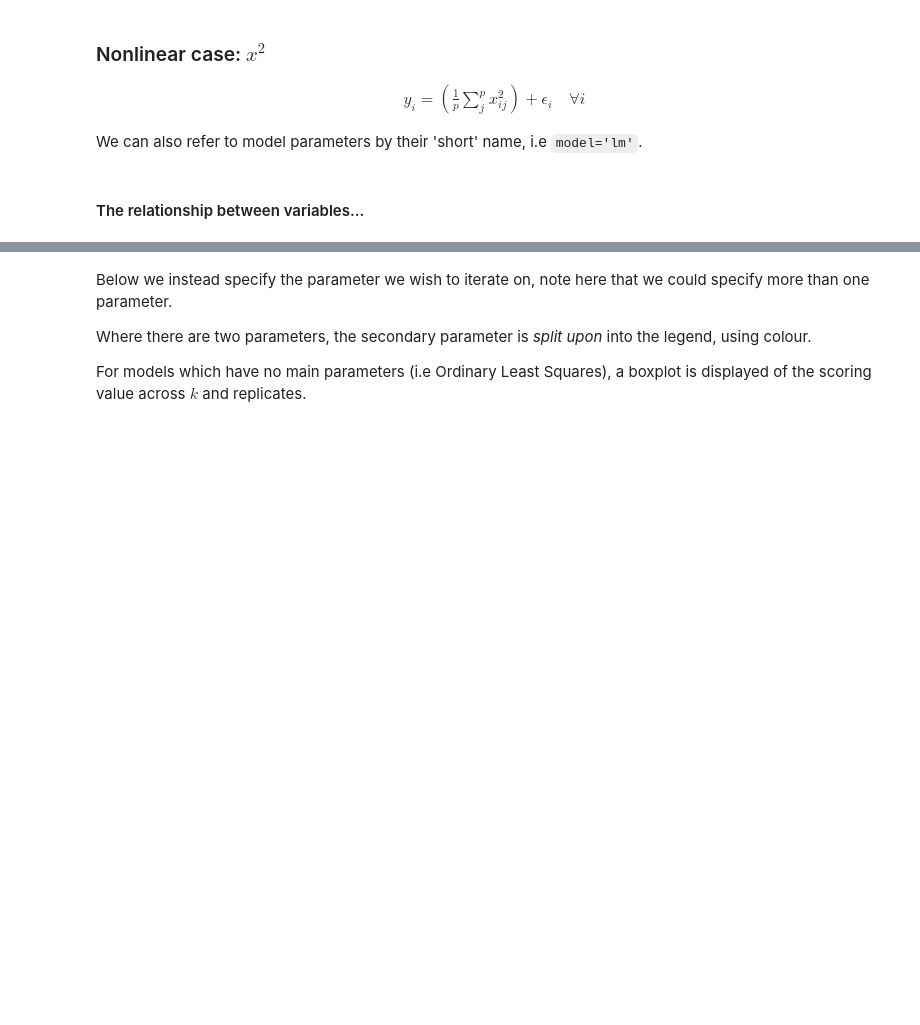
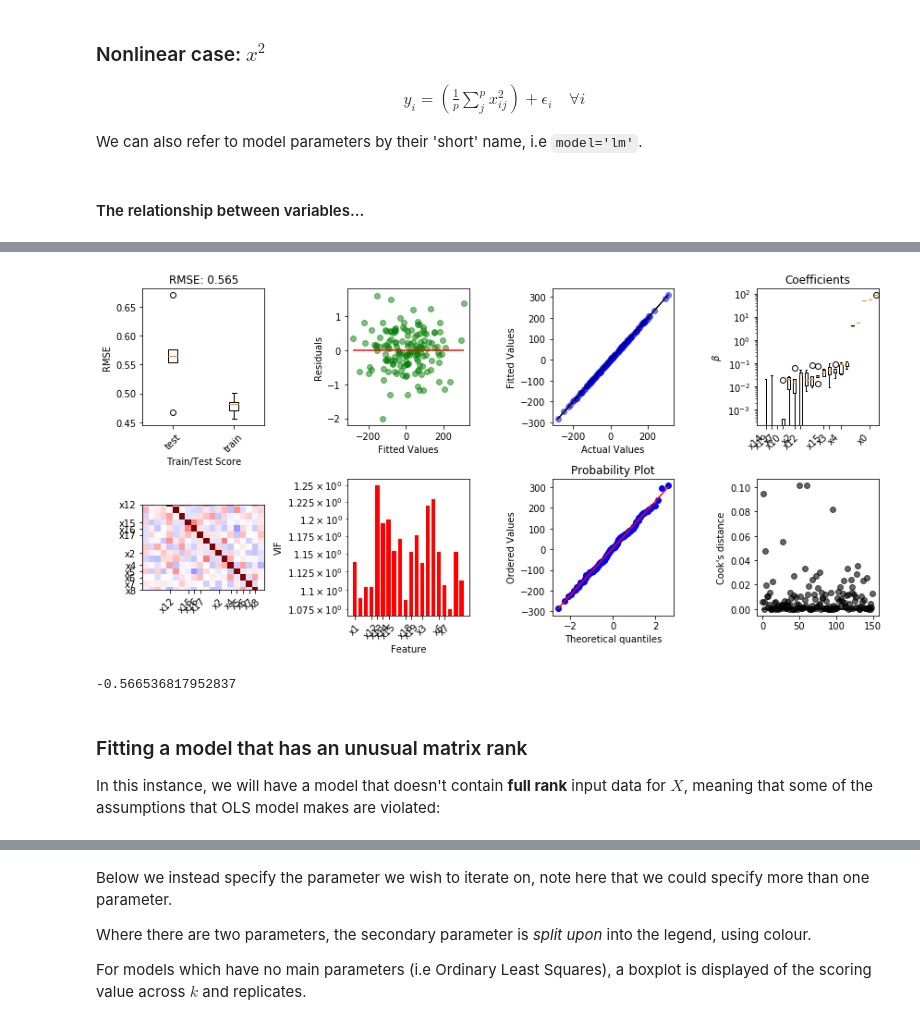
Before and after one commit to gregparkes/turbopanda, a Jupyter notebook: examples/machine_learning.ipynb, the cells around one changed output, grey strips where cells are left out. Saved outputs shown, nothing was run; the diff lists cells and outputs as text; code cells hidden in the pictures; blank space fills up the shorter version.

```diff
--- a/examples/machine_learning.ipynb
+++ b/examples/machine_learning.ipynb
@@ -110,0 +78,10 @@ print(cv['test_score'].mean())
+# %%
+cv, yp = turb.ml.fit.basic(df3, 'y', model="lm", plot=True)
+print(cv['test_score'].mean())
+# %% [output]
+[figure, added]
+-0.566536817952837
+# %% [markdown]
+### Fitting a model that has an unusual matrix rank
+
+In this instance, we will have a model that doesn't contain **full rank** input data for $X$, meaning that some of the assumptions that OLS model makes are violated:
```
Also changed, not shown: parts of 35 cells of this notebook, 17 other files.
